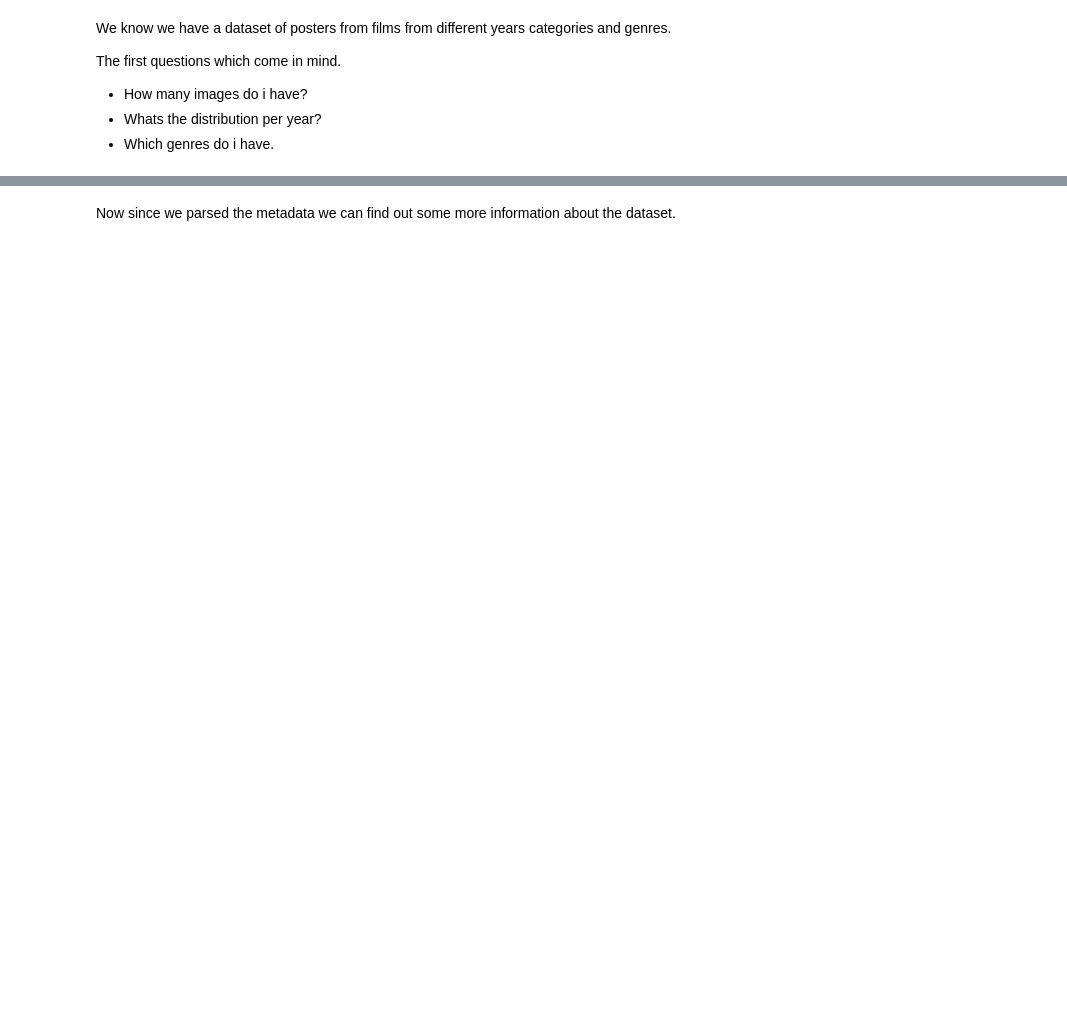
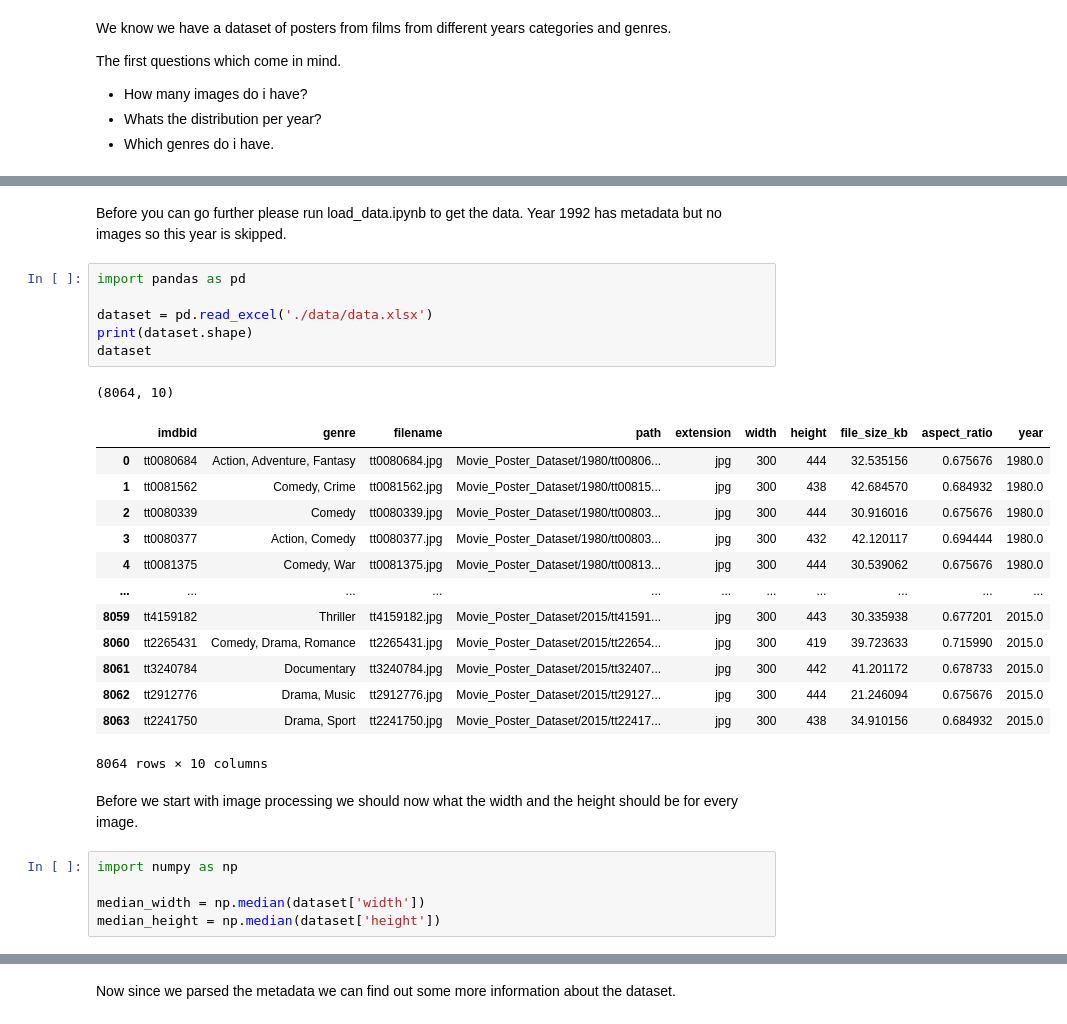
Before and after one commit to DavidOut03/Deeplearning-assignments, a Jupyter notebook: Assignment2 - Movie Poster Genre Classification/2.1_introduction.ipynb, the cells around one changed output, grey strips where cells are left out. Cells and saved outputs as stored; diff of their text form; blank space fills up the shorter version.

```diff
--- a/Assignment2 - Movie Poster Genre Classification/2.1_introduction.ipynb
+++ b/Assignment2 - Movie Poster Genre Classification/2.1_introduction.ipynb
@@ -69,0 +9,30 @@ movies
+# %% [markdown]
+Before you can go further please run load_data.ipynb to get the data. Year 1992 has metadata but no images so this year is skipped.
+# %%
+import pandas as pd
+
+dataset = pd.read_excel('./data/data.xlsx')
+print(dataset.shape)
+dataset
+# %% [output]
+(8064, 10)
+|  | imdbid | genre | filename | path | extension | width | height | file_size_kb | aspect_ratio | year |
+| 0 | tt0080684 | Action, Adventure, Fantasy | tt0080684.jpg | Movie_Poster_Dataset/1980/tt00806... | jpg | 300 | 444 | 32.535156 | 0.675676 | 1980.0 |
+| 1 | tt0081562 | Comedy, Crime | tt0081562.jpg | Movie_Poster_Dataset/1980/tt00815... | jpg | 300 | 438 | 42.684570 | 0.684932 | 1980.0 |
+| 2 | tt0080339 | Comedy | tt0080339.jpg | Movie_Poster_Dataset/1980/tt00803... | jpg | 300 | 444 | 30.916016 | 0.675676 | 1980.0 |
+| 3 | tt0080377 | Action, Comedy | tt0080377.jpg | Movie_Poster_Dataset/1980/tt00803... | jpg | 300 | 432 | 42.120117 | 0.694444 | 1980.0 |
+| 4 | tt0081375 | Comedy, War | tt0081375.jpg | Movie_Poster_Dataset/1980/tt00813... | jpg | 300 | 444 | 30.539062 | 0.675676 | 1980.0 |
+| ... | ... | ... | ... | ... | ... | ... | ... | ... | ... | ... |
+| 8059 | tt4159182 | Thriller | tt4159182.jpg | Movie_Poster_Dataset/2015/tt41591... | jpg | 300 | 443 | 30.335938 | 0.677201 | 2015.0 |
+| 8060 | tt2265431 | Comedy, Drama, Romance | tt2265431.jpg | Movie_Poster_Dataset/2015/tt22654... | jpg | 300 | 419 | 39.723633 | 0.715990 | 2015.0 |
+| 8061 | tt3240784 | Documentary | tt3240784.jpg | Movie_Poster_Dataset/2015/tt32407... | jpg | 300 | 442 | 41.201172 | 0.678733 | 2015.0 |
+| 8062 | tt2912776 | Drama, Music | tt2912776.jpg | Movie_Poster_Dataset/2015/tt29127... | jpg | 300 | 444 | 21.246094 | 0.675676 | 2015.0 |
+| 8063 | tt2241750 | Drama, Sport | tt2241750.jpg | Movie_Poster_Dataset/2015/tt22417... | jpg | 300 | 438 | 34.910156 | 0.684932 | 2015.0 |
+8064 rows × 10 columns
+# %% [markdown]
+Before we start with image processing we should now what the width and the height should be for every image.
+# %%
+import numpy as np
+
+median_width = np.median(dataset['width'])
+median_height = np.median(dataset['height'])
```
Also changed, not shown: parts of 14 cells of this notebook, 7 other files.
